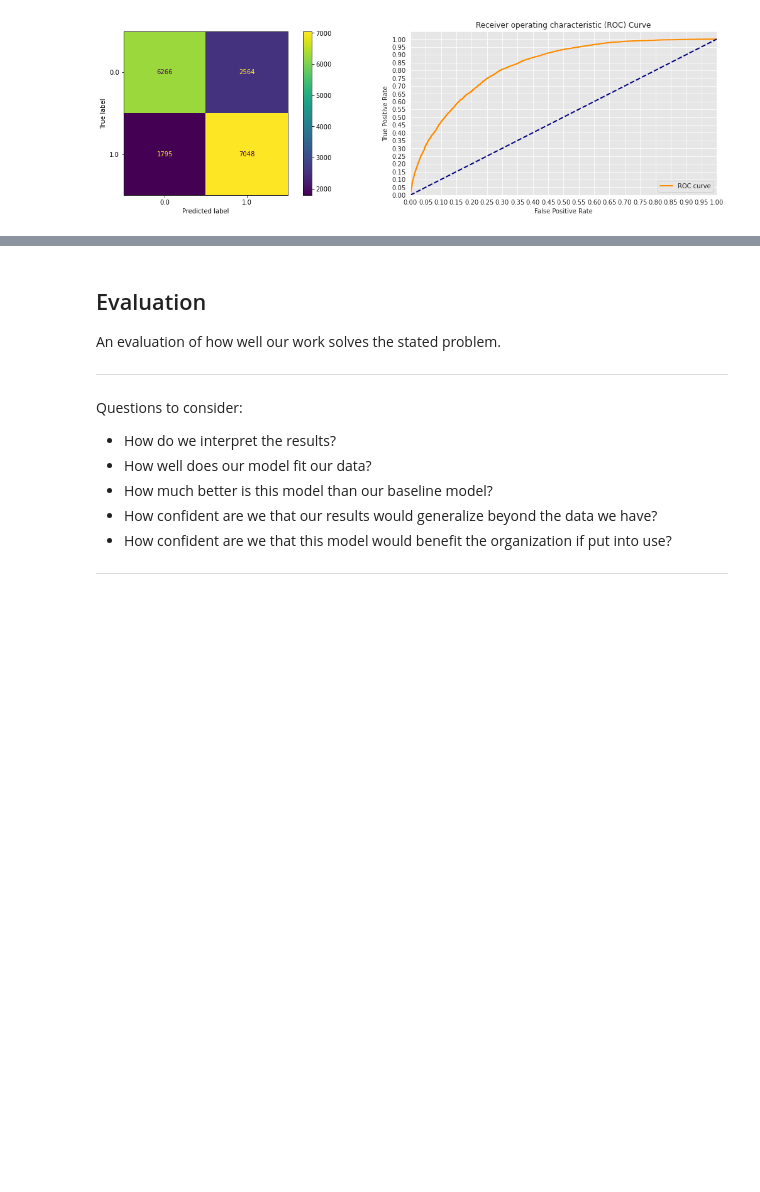
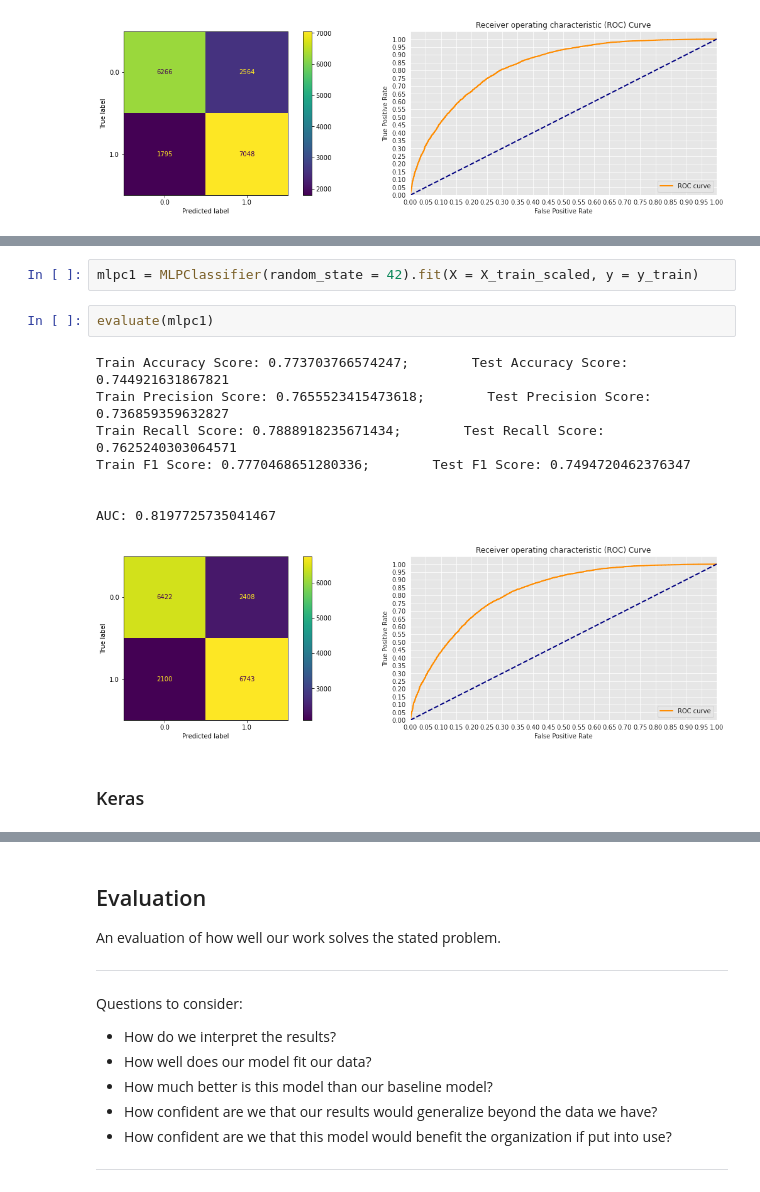
Before and after one commit to ChumpyDuelle/detecting-diabetes-with-machine-learning, a Jupyter notebook: detecting-diabetes-with-machine-learning.ipynb, the cells around one changed output, grey strips where cells are left out. Drawn from its saved outputs; the diff is of its cells as text; blank space fills up the shorter version.

Commit message:
evaluted simple bag, forest, adaboost, gradboost, keras

```diff
--- a/detecting-diabetes-with-machine-learning.ipynb
+++ b/detecting-diabetes-with-machine-learning.ipynb
@@ -1118,0 +1162,15 @@ AUC: 0.828008205042564
+# %%
+mlpc1 = MLPClassifier(random_state = 42).fit(X = X_train_scaled, y = y_train)
+# %%
+evaluate(mlpc1)
+# %% [output]
+Train Accuracy Score: 0.773703766574247;        Test Accuracy Score: 0.744921631867821
+Train Precision Score: 0.7655523415473618;        Test Precision Score: 0.736859359632827
+Train Recall Score: 0.7888918235671434;        Test Recall Score: 0.7625240303064571
+Train F1 Score: 0.7770468651280336;        Test F1 Score: 0.7494720462376347
+
+
+AUC: 0.8197725735041467
+[figure, added]
+# %% [markdown]
+### Keras
```
Also changed, not shown: parts of 11 cells of this notebook.
